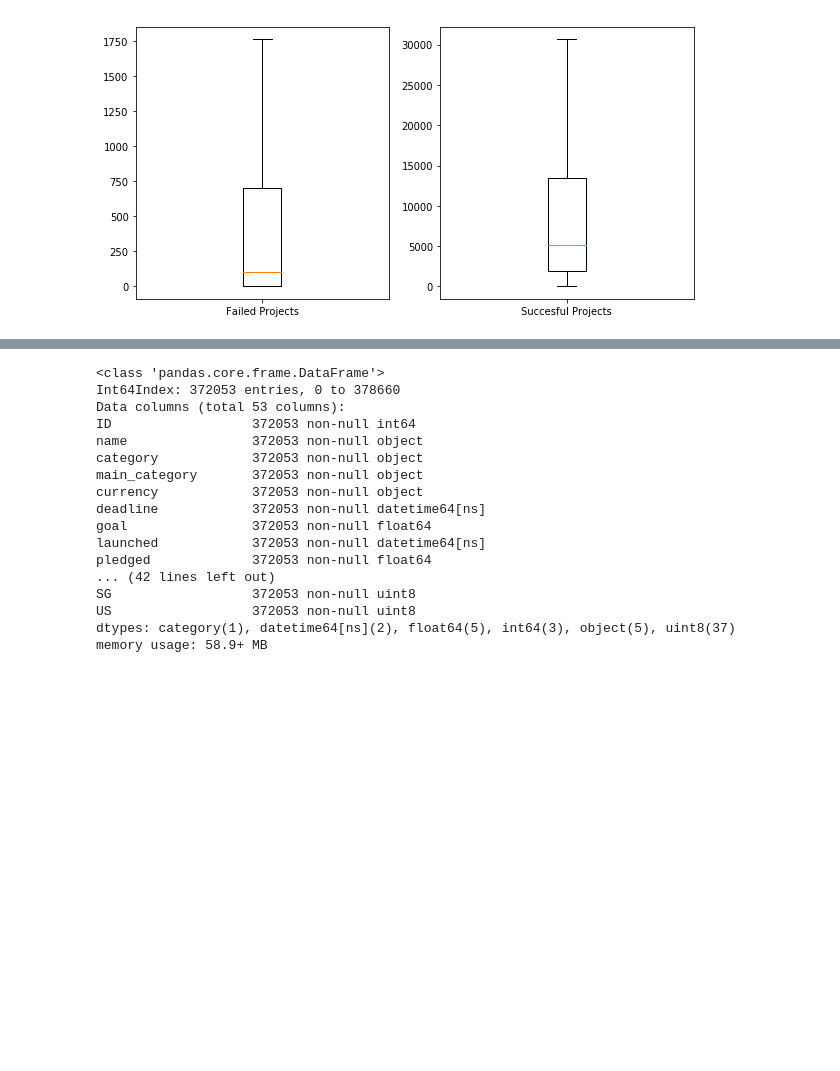
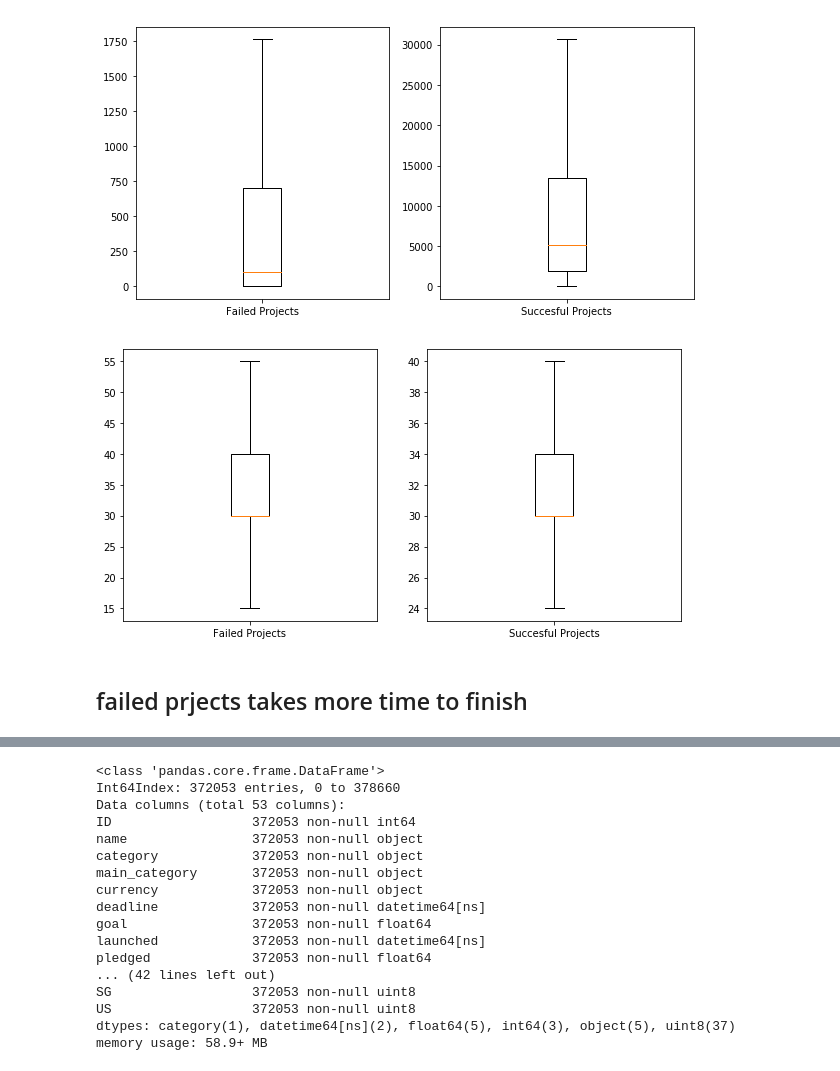
Before and after one commit to ZeadAlkhonein/Kickstarter, a Jupyter notebook: Kickstarter.ipynb, the cells around one changed output, grey strips where cells are left out. Saved outputs shown, nothing was run; the diff lists cells and outputs as text; code cells hidden in the pictures; blank space fills up the shorter version.

```diff
--- a/Kickstarter.ipynb
+++ b/Kickstarter.ipynb
@@ -682,6 +687,16 @@ ax[1].boxplot(df.loc[df['state']==1]['pledged'],showfliers=False)
 ax[1].set_xticklabels(['Succesful Projects']);
 # %% [output]
 [figure]
+# %%
+fig,ax = plt.subplots(1,2,figsize=(10,5))
+ax[0].boxplot(df.loc[df['state']==0]['time_launched'],showfliers=False)
+ax[0].set_xticklabels(['Failed Projects'])
+ax[1].boxplot(df.loc[df['state']==1]['time_launched'],showfliers=False)
+ax[1].set_xticklabels(['Succesful Projects']);
+# %% [output]
+[figure, added]
+# %% [markdown]
+## failed prjects takes more time to finish
 # %%
 df.head()
 # %% [output]
```
Also changed, not shown: parts of 40 cells of this notebook.
